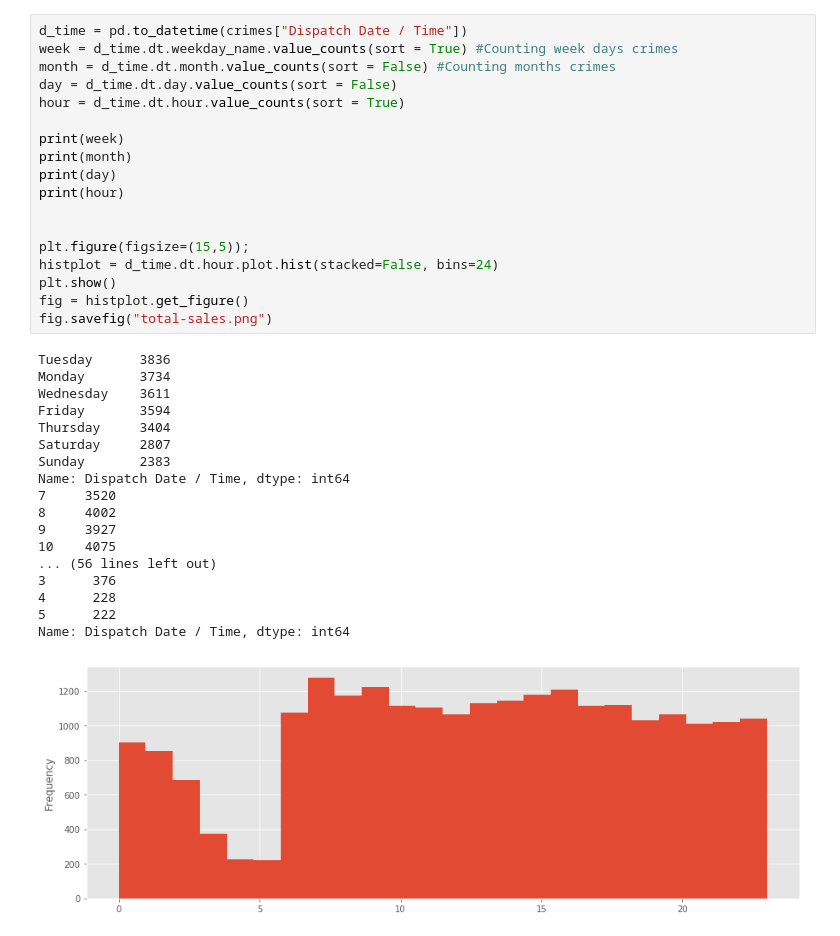
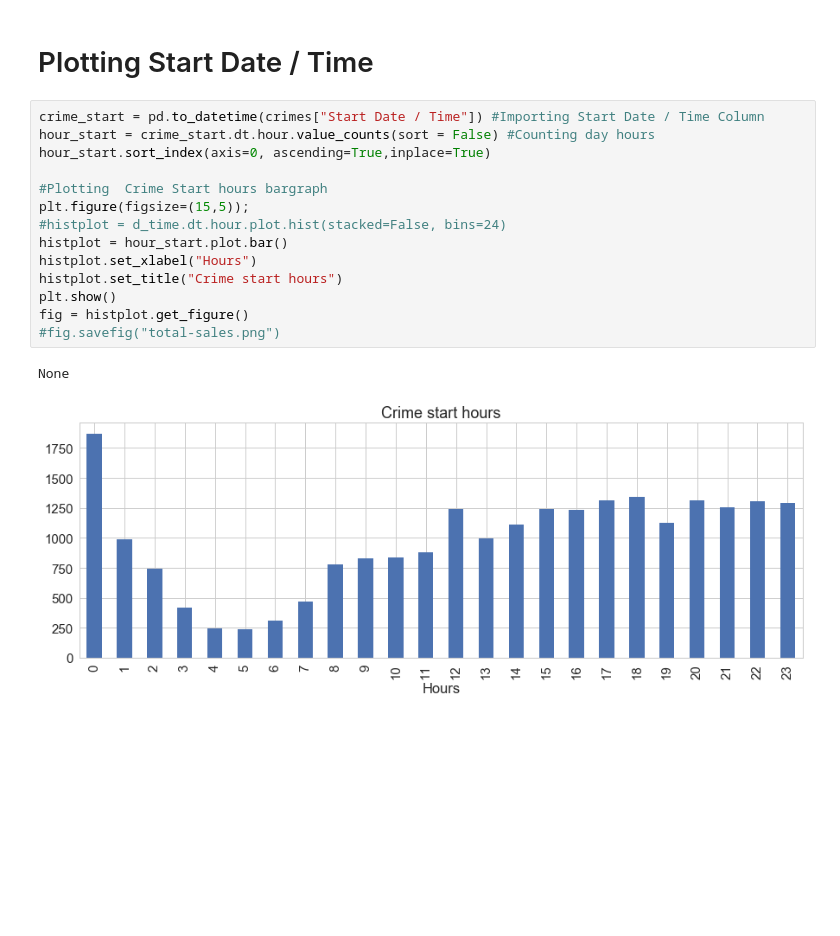
Before and after one commit to tomazfil/Data-Science, a Jupyter notebook: Crime-Analysis.ipynb, the cells around one changed output. Drawn from its saved outputs; the diff is of its cells as text; blank space fills up the shorter version.

```diff
--- a/Crime-Analysis.ipynb
+++ b/Crime-Analysis.ipynb
@@ -54,37 +72,19 @@ plt.show()
+# %% [markdown]
+# Plotting Start Date / Time
 # %%
-d_time = pd.to_datetime(crimes["Dispatch Date / Time"])
-week = d_time.dt.weekday_name.value_counts(sort = True) #Counting week days crimes
-month = d_time.dt.month.value_counts(sort = False) #Counting months crimes
-day = d_time.dt.day.value_counts(sort = False)
-hour = d_time.dt.hour.value_counts(sort = True)
+crime_start = pd.to_datetime(crimes["Start Date / Time"]) #Importing Start Date / Time Column
+hour_start = crime_start.dt.hour.value_counts(sort = False) #Counting day hours
+hour_start.sort_index(axis=0, ascending=True,inplace=True)
 
-print(week)
-print(month)
-print(day)
-print(hour)
-
-
+#Plotting  Crime Start hours bargraph
 plt.figure(figsize=(15,5));
-histplot = d_time.dt.hour.plot.hist(stacked=False, bins=24)
+#histplot = d_time.dt.hour.plot.hist(stacked=False, bins=24)
+histplot = hour_start.plot.bar()
+histplot.set_xlabel("Hours")
+histplot.set_title("Crime start hours")
 plt.show()
 fig = histplot.get_figure()
-fig.savefig("total-sales.png")
+#fig.savefig("total-sales.png")
 # %% [output]
-Tuesday      3836
-Monday       3734
-Wednesday    3611
-Friday       3594
-Thursday     3404
-Saturday     2807
-Sunday       2383
-Name: Dispatch Date / Time, dtype: int64
-7     3520
-8     4002
-9     3927
-10    4075
-... (56 lines left out)
-3      376
-4      228
-5      222
-Name: Dispatch Date / Time, dtype: int64
+None
-[figure, old version]
+[figure, new version]
```
Also changed, not shown: parts of 12 cells of this notebook.
